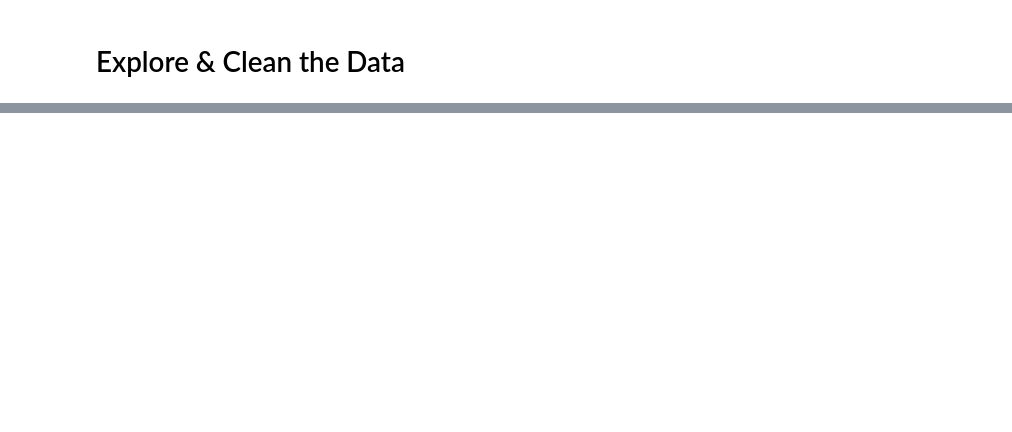
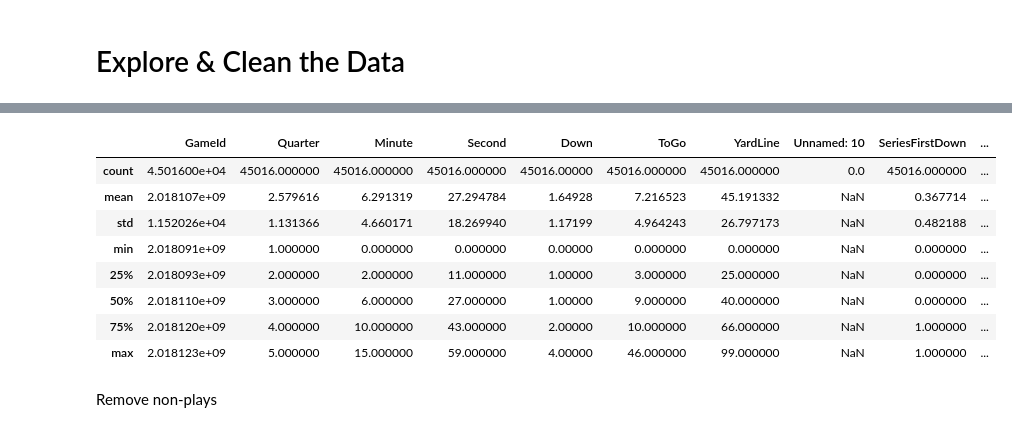
Before and after one commit to zachlaguna/my-beautiful-dark-twisted-fantasy-football, a Jupyter notebook: notebooks/eda.ipynb, the cells around one changed output, grey strips where cells are left out. Drawn from its saved outputs; the diff is of its cells as text; code cells hidden in the pictures; blank space fills up the shorter version.

```diff
--- a/notebooks/eda.ipynb
+++ b/notebooks/eda.ipynb
@@ -6,2 +8,4 @@ from IPython.display import display
+# %%
+pd.options.display.max_columns = None
 # %%
 df = pd.read_csv('../data/raw/pbp-2018.csv')
@@ -27,0 +41,14 @@ display(df.head())
+# %%
+df.describe()
+# %% [output]
+|  | GameId | Quarter | Minute | Second | Down | ToGo | YardLine | Unnamed: 10 | SeriesFirstDown | ... |
+| count | 4.501600e+04 | 45016.000000 | 45016.000000 | 45016.000000 | 45016.00000 | 45016.000000 | 45016.000000 | 0.0 | 45016.000000 | ... |
+| mean | 2.018107e+09 | 2.579616 | 6.291319 | 27.294784 | 1.64928 | 7.216523 | 45.191332 | NaN | 0.367714 | ... |
+| std | 1.152026e+04 | 1.131366 | 4.660171 | 18.269940 | 1.17199 | 4.964243 | 26.797173 | NaN | 0.482188 | ... |
+| min | 2.018091e+09 | 1.000000 | 0.000000 | 0.000000 | 0.00000 | 0.000000 | 0.000000 | NaN | 0.000000 | ... |
+| 25% | 2.018093e+09 | 2.000000 | 2.000000 | 11.000000 | 1.00000 | 3.000000 | 25.000000 | NaN | 0.000000 | ... |
+| 50% | 2.018110e+09 | 3.000000 | 6.000000 | 27.000000 | 1.00000 | 9.000000 | 40.000000 | NaN | 0.000000 | ... |
+| 75% | 2.018120e+09 | 4.000000 | 10.000000 | 43.000000 | 2.00000 | 10.000000 | 66.000000 | NaN | 1.000000 | ... |
+| max | 2.018123e+09 | 5.000000 | 15.000000 | 59.000000 | 4.00000 | 46.000000 | 99.000000 | NaN | 1.000000 | ... |
+# %% [markdown]
+Remove non-plays
```
Also changed, not shown: parts of 9 cells of this notebook, 2 other files.
